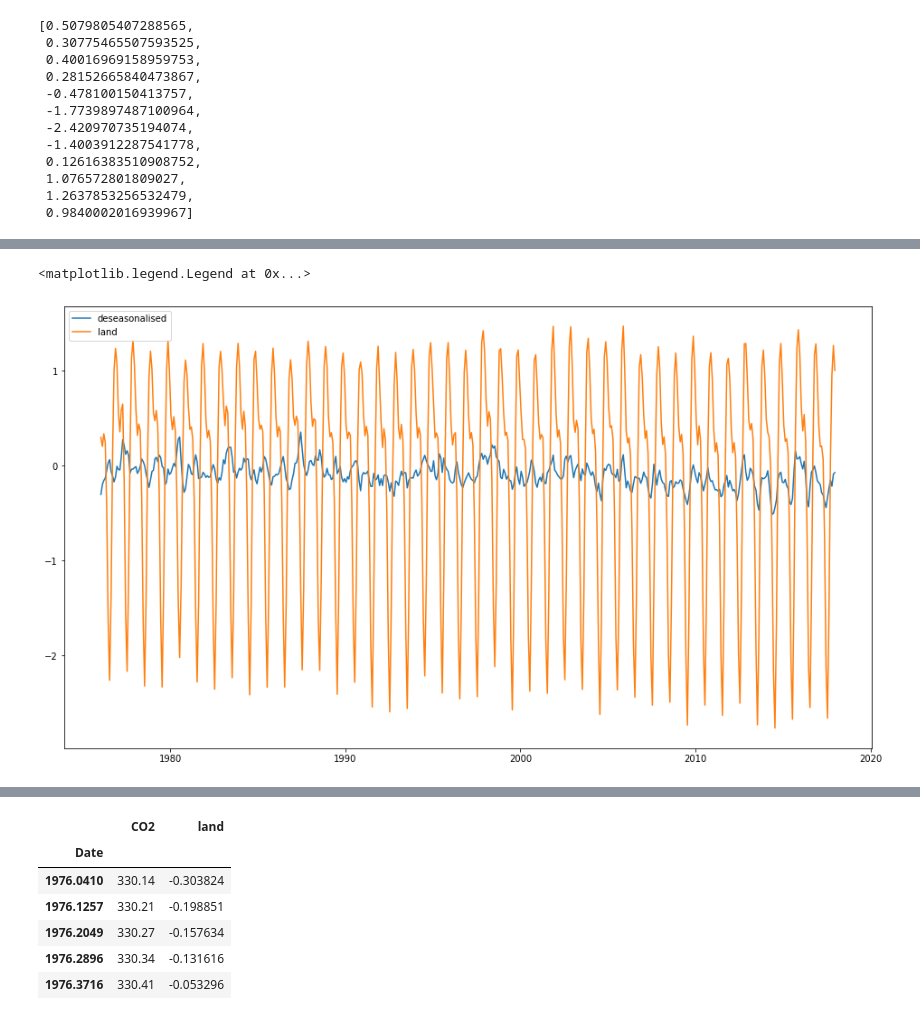
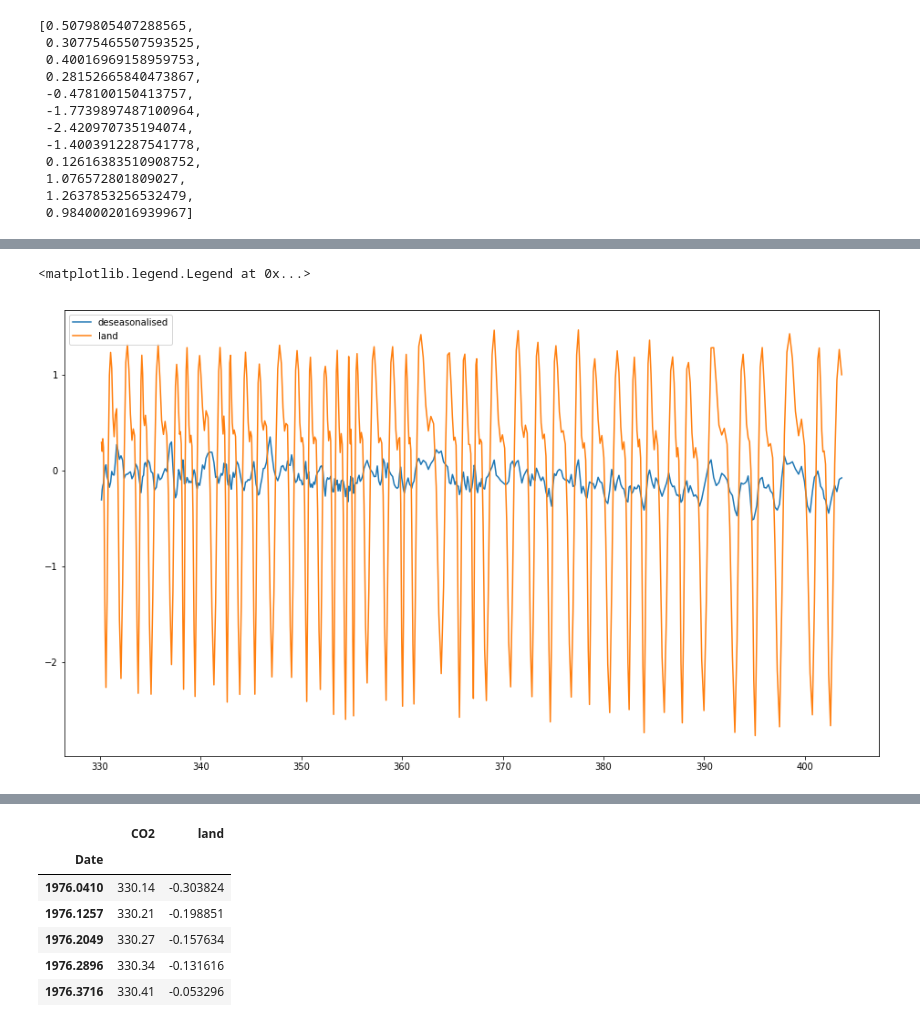
Before and after one commit to rursino/carbon-cycle-feedbacks, a Jupyter notebook: Peylin_flux/Notebooks/deseasonalize.ipynb, the cells around one changed output, grey strips where cells are left out. Drawn from its saved outputs; the diff is of its cells as text; code cells hidden in the pictures.

```diff
--- a/Peylin_flux/Notebooks/deseasonalize.ipynb
+++ b/Peylin_flux/Notebooks/deseasonalize.ipynb
@@ -88,12 +94,12 @@ np.mean(land.iloc[t].land)
 # %% [output]
 0.5079805407288565
 # %%
-list_of_means = []
+list_of_means_land = []
 for i in range(12):
-    indices = range(i,len(land)+i,12)
-    land_sub = land.iloc[indices].land
-    list_of_means.append(np.mean(land_sub))
-list_of_means
+    indices = range(i,len(fluxes)+i,12)
+    land_sub = fluxes.iloc[indices].land
+    list_of_means_land.append(np.mean(land_sub))
+list_of_means_land
 # %% [output]
 [0.5079805407288565,
  0.30775465507593525,
@@ -108,11 +114,11 @@ list_of_means
  1.2637853256532479,
  0.9840002016939967]
 # %%
-s = []
+s_land = []
 for i in range(42):
-    for j in list_of_means:
-        s.append(j)
-s = np.array(s); s
+    for j in list_of_means_land:
+        s_land.append(j)
+s_land = np.array(s_land); s_land
 # %% [output]
 array([ 0.50798054,  0.30775466,  0.40016969,  0.28152666, -0.47810015,
        -1.77398975, -2.42097074, -1.40039123,  0.12616384,  1.0765728 ,
@@ -157,0 +140,2 @@ array([ 0.60177205,  0.40154617,  0.4939612 ,  0.37531817, -0.38430864,
+# %%
+whole_mean_land = np.mean(s_land); whole_mean_land
@@ -158,5 +164,5 @@ array([ 0.60177205,  0.40154617,  0.4939612 ,  0.37531817, -0.38430864,
 # %%
-d_land = land.land.values - (s-whole_mean)
+d_land = fluxes.land.values - (s_land-whole_mean_land)
 d_land
 # %% [output]
 array([-3.03823988e-01, -1.98851111e-01, -1.57634357e-01, -1.31615845e-01,
@@ -178,9 +184,9 @@ array([-3.03823988e-01, -1.98851111e-01, -1.57634357e-01, -1.31615845e-01,
        -1.51326873e-01, -2.17451694e-01, -8.96959023e-02, -7.33903281e-02])
 # %%
 plt.figure(figsize=(16,9))
-plt.plot(land.index, d_land, label='deseasonalised')
-plt.plot(land.index, land.land.values, label='land')
+plt.plot(fluxes.CO2, d_land, label='deseasonalised')
+plt.plot(fluxes.CO2, fluxes.land.values, label='land')
 plt.legend()
 # %% [output]
 <matplotlib.legend.Legend at 0x...>
-[figure, old version]
+[figure, new version]
```
Also changed, not shown: parts of 40 cells of this notebook, 2 other files.
